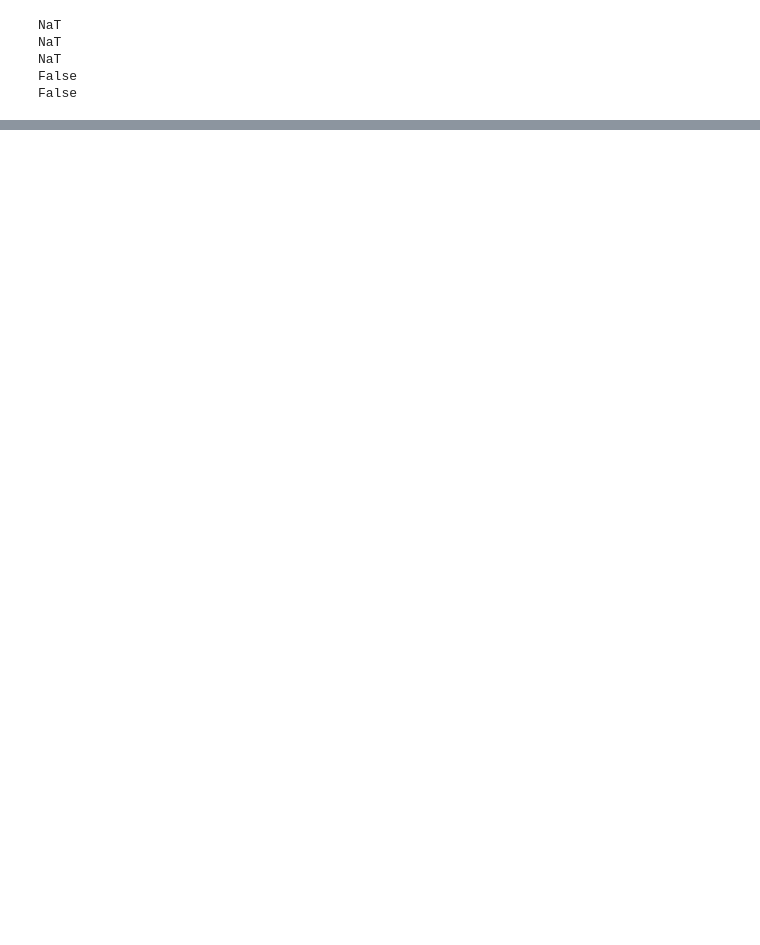
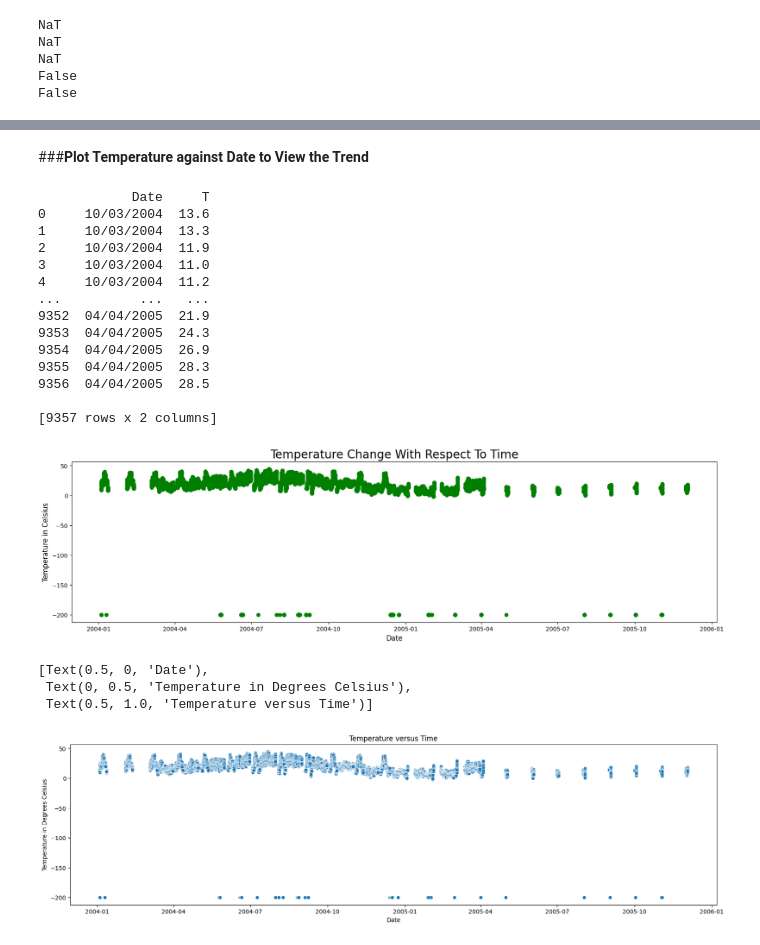
Before and after one commit to fosetorico/Data_Analytics, a Jupyter notebook: Time_Series.ipynb, the cells around one changed output, grey strips where cells are left out. Saved outputs shown, nothing was run; the diff lists cells and outputs as text; code cells hidden in the pictures; blank space fills up the shorter version.

```diff
--- a/Time_Series.ipynb
+++ b/Time_Series.ipynb
@@ -553,0 +644,64 @@ dtype: datetime64[ns]
+# %% [markdown]
+###**Plot Temperature against Date to View the Trend**
+# %%
+#Plot Time Series Graphs
+#Covert the date data to datetime object
+# We would like to investigate on how temperature changes with respect to time
+#Column 0 - date; Column 11 - temperature
+#https://www.dataquest.io/blog/tutorial-time-series-analysis-with-pandas/
+import pandas as pd
+import datetime
+import matplotlib.pyplot as plt
+import seaborn as sns
+
+#Load dataset and choose two columns - Date and Temperature, T
+dataset = pd.read_csv('/content/drive/MyDrive/Colab Notebooks/week4/AirQualityUCIvs2.csv', sep = ";", decimal = ",", parse_dates=True)
+dataslice = dataset[['Date','T']]
+column1 = pd.to_datetime(dataset['Date'])
+column2 = dataset['T']
+print(dataslice)
+print("\n")
+
+# dataslice2 = dataset.iloc[:, [0,12]]
+# print(dataslice2)
+# print("\n")
+
+# #Example 1: Plot the time series graph with matplotlib
+# #This is not a good graph because the date column is not changed to datetime object
+# dataslice.plot()
+# plt.show()
+
+#Example 2: Plot the time series graph with matplotlib
+#This is the date column has been changed to datetime object
+#set the figure size
+plt.figure(figsize=(20,5))
+plt.scatter(column1, column2, color='green', marker='o')
+plt.title("Temperature Change With Respect To Time", fontsize = 20)
+plt.xlabel("Date", fontsize = 12)
+plt.ylabel("Temperature in Celsius", fontsize = 12)
+plt.show()
+
+#Example 3 Plot with Seaborn
+plt.figure(figsize=(20,5))
+fig = sns.scatterplot(data = dataset, x=column1, y=column2)
+fig.set(xlabel='Date', ylabel='Temperature in Degrees Celsius', title = 'Temperature versus Time')
+# %% [output]
+            Date     T
+0     10/03/2004  13.6
+1     10/03/2004  13.3
+2     10/03/2004  11.9
+3     10/03/2004  11.0
+4     10/03/2004  11.2
+...          ...   ...
+9352  04/04/2005  21.9
+9353  04/04/2005  24.3
+9354  04/04/2005  26.9
+9355  04/04/2005  28.3
+9356  04/04/2005  28.5
+
+[9357 rows x 2 columns]
+[figure, added]
+[Text(0.5, 0, 'Date'),
+ Text(0, 0.5, 'Temperature in Degrees Celsius'),
+ Text(0.5, 1.0, 'Temperature versus Time')]
+[figure, added]
```
Also changed, not shown: parts of 39 cells of this notebook.
